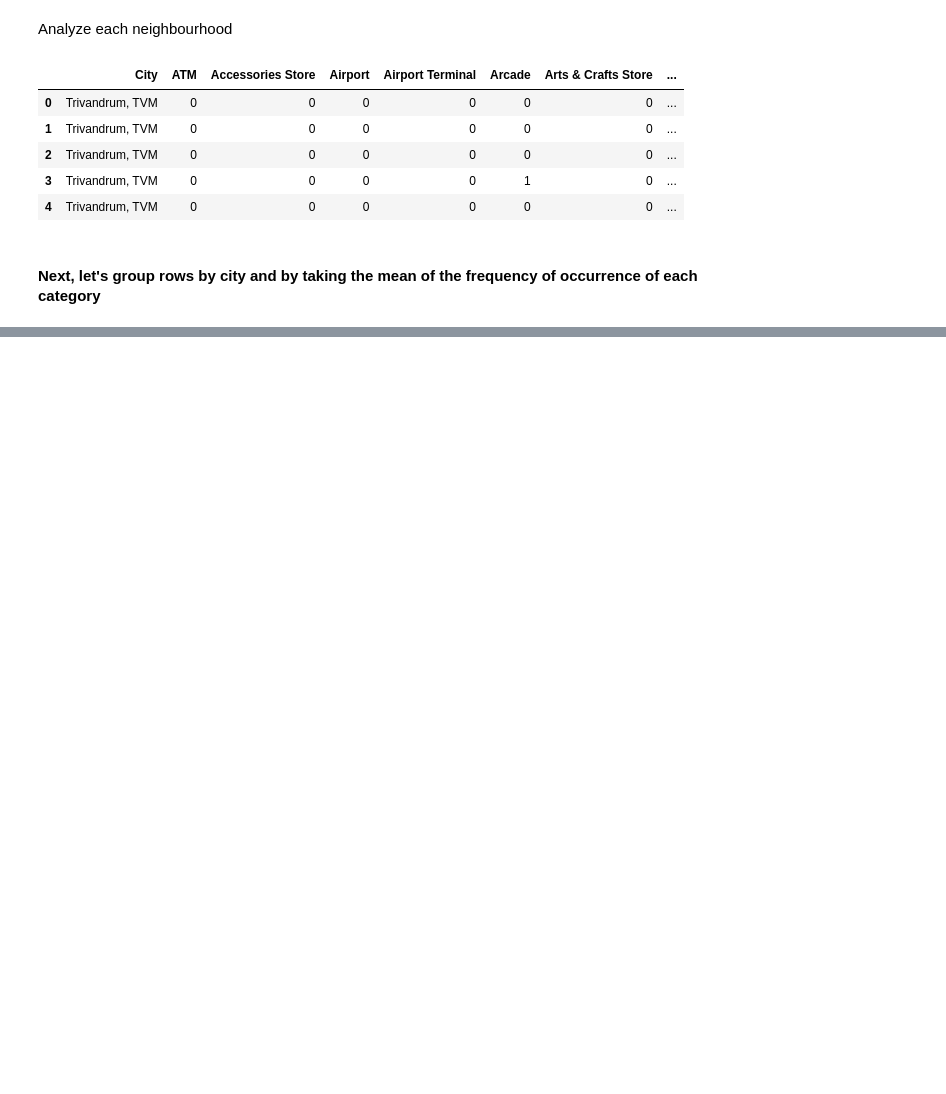
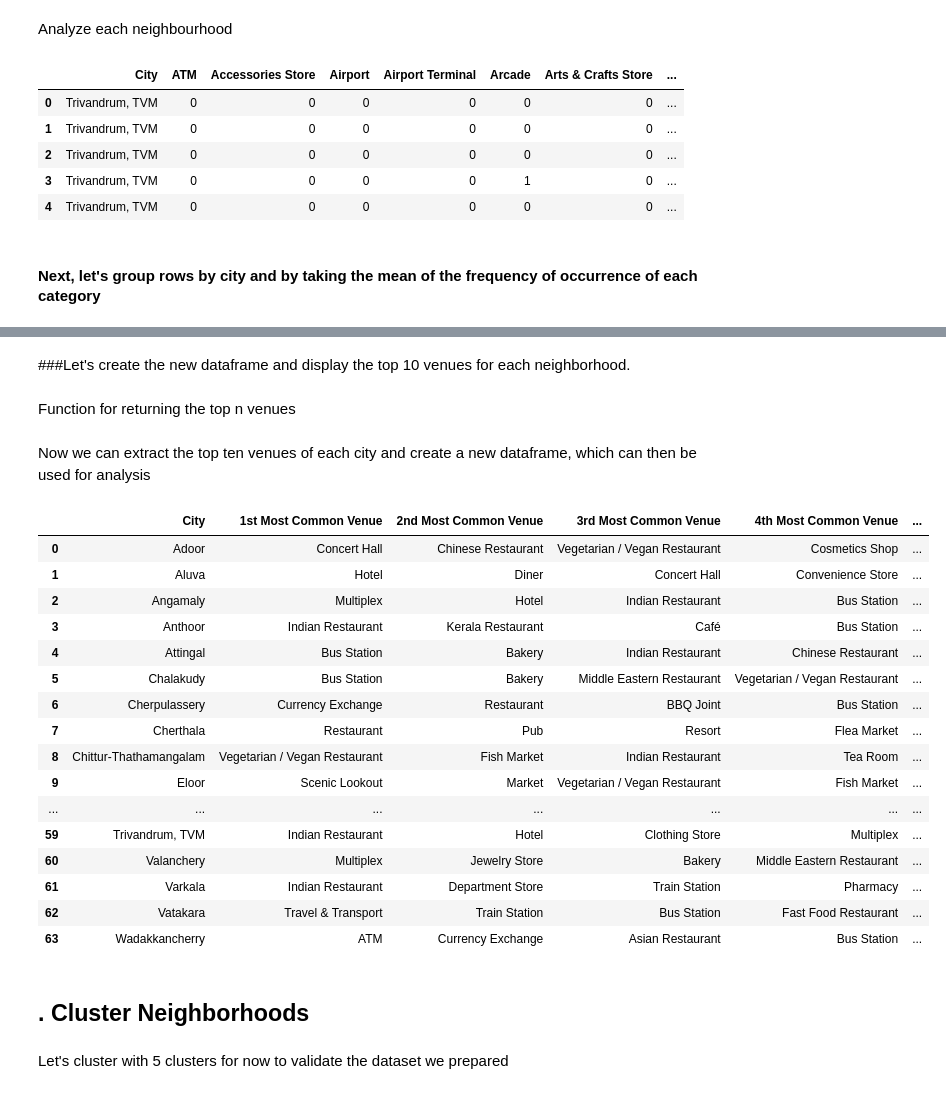
Before and after one commit to sreeduttsasikumar/Coursera_Capstone, a Jupyter notebook: Capstone_Project_Battle_of_Neighbourhoods.ipynb, the cells around one changed output, grey strips where cells are left out. Cells and saved outputs as stored; diff of their text form; code cells hidden in the pictures; blank space fills up the shorter version.

```diff
--- a/Capstone_Project_Battle_of_Neighbourhoods.ipynb
+++ b/Capstone_Project_Battle_of_Neighbourhoods.ipynb
@@ -241,0 +279,6 @@ There are 97 uniques categories.
+# %%
+#get the unique Venue Categories from the list we generated above
+kerala_unique_venues_df = pd.DataFrame({'Venue Category': kerala_venues['Venue Category'].unique()})
+#sort in ascending value
+kerala_unique_venues_df = kerala_venues_df.sort_values('Venue Category',ascending=True).reset_index(drop=True)
+kerala_unique_venues_df.head()
@@ -241,0 +342,6 @@ There are 97 uniques categories.
+# %%
+#to ensure duplicate columns are not added as part of reexecuting below step multiple times
+kerala_unique_venues_df.drop(kerala_unique_venues_df.columns.difference(['Venue Category']), 1, inplace=True)
+#merging df containing unique kerala venues and df containing venue weightages, to verify whether all venues are weighted
+kerala_unique_venues_df = kerala_unique_venues_df.merge(weightage_matrix, left_on='Venue Category', right_on='Venue Category', how ='outer')
+kerala_unique_venues_df.head()
@@ -285,0 +401,2 @@ kerala_grouped
+# %%
+kerala_grouped_weighted = pd.concat([kerala_grouped.iloc[: , [0]], kerala_grouped.iloc[:, 1:(kerala_unique_venues_df.shape[0]+1)] * weightage_matrix['Weight'].values], axis=1)
@@ -285,0 +421,56 @@ kerala_grouped
+# %% [markdown]
+###Let's create the new dataframe and display the top 10 venues for each neighborhood.
+# %% [markdown]
+Function for returning the top n venues
+# %%
+def return_most_common_venues(row, num_top_venues):
+    row_categories = row.iloc[1:]
+    row_categories_sorted = row_categories.sort_values(ascending=False)
+
+    return row_categories_sorted.index.values[0:num_top_venues]
+# %% [markdown]
+Now we can extract the top ten venues of each city and create a new dataframe, which can then be used for analysis
+# %%
+#top n number of venues
+num_top_venues = 10
+
+indicators = ['st', 'nd', 'rd']
+
+# create columns according to number of top venues
+columns = ['City']
+for ind in np.arange(num_top_venues):
+    try:
+        columns.append('{}{} Most Common Venue'.format(ind+1, indicators[ind]))
+    except:
+        columns.append('{}th Most Common Venue'.format(ind+1))
+
+# create a new dataframe
+city_venues_sorted = pd.DataFrame(columns=columns)
+city_venues_sorted['City'] = kerala_grouped_weighted['City']
+
+for ind in np.arange(kerala_grouped_weighted.shape[0]):
+    city_venues_sorted.iloc[ind, 1:] = return_most_common_venues(kerala_grouped.iloc[ind, :], num_top_venues)
+
+city_venues_sorted
+# %% [output]
+|  | City | 1st Most Common Venue | 2nd Most Common Venue | 3rd Most Common Venue | 4th Most Common Venue | ... |
+| 0 | Adoor | Concert Hall | Chinese Restaurant | Vegetarian / Vegan Restaurant | Cosmetics Shop | ... |
+| 1 | Aluva | Hotel | Diner | Concert Hall | Convenience Store | ... |
+| 2 | Angamaly | Multiplex | Hotel | Indian Restaurant | Bus Station | ... |
+| 3 | Anthoor | Indian Restaurant | Kerala Restaurant | Café | Bus Station | ... |
+| 4 | Attingal | Bus Station | Bakery | Indian Restaurant | Chinese Restaurant | ... |
+| 5 | Chalakudy | Bus Station | Bakery | Middle Eastern Restaurant | Vegetarian / Vegan Restaurant | ... |
+| 6 | Cherpulassery | Currency Exchange | Restaurant | BBQ Joint | Bus Station | ... |
+| 7 | Cherthala | Restaurant | Pub | Resort | Flea Market | ... |
+| 8 | Chittur-Thathamangalam | Vegetarian / Vegan Restaurant | Fish Market | Indian Restaurant | Tea Room | ... |
+| 9 | Eloor | Scenic Lookout | Market | Vegetarian / Vegan Restaurant | Fish Market | ... |
+| ... | ... | ... | ... | ... | ... | ... |
+| 59 | Trivandrum, TVM | Indian Restaurant | Hotel | Clothing Store | Multiplex | ... |
+| 60 | Valanchery | Multiplex | Jewelry Store | Bakery | Middle Eastern Restaurant | ... |
+| 61 | Varkala | Indian Restaurant | Department Store | Train Station | Pharmacy | ... |
+| 62 | Vatakara | Travel & Transport | Train Station | Bus Station | Fast Food Restaurant | ... |
+| 63 | Wadakkancherry | ATM | Currency Exchange | Asian Restaurant | Bus Station | ... |
+# %% [markdown]
+## . Cluster Neighborhoods
+# %% [markdown]
+Let's cluster with 5 clusters for now to validate the dataset we prepared
```
Also changed, not shown: parts of 42 cells of this notebook.
